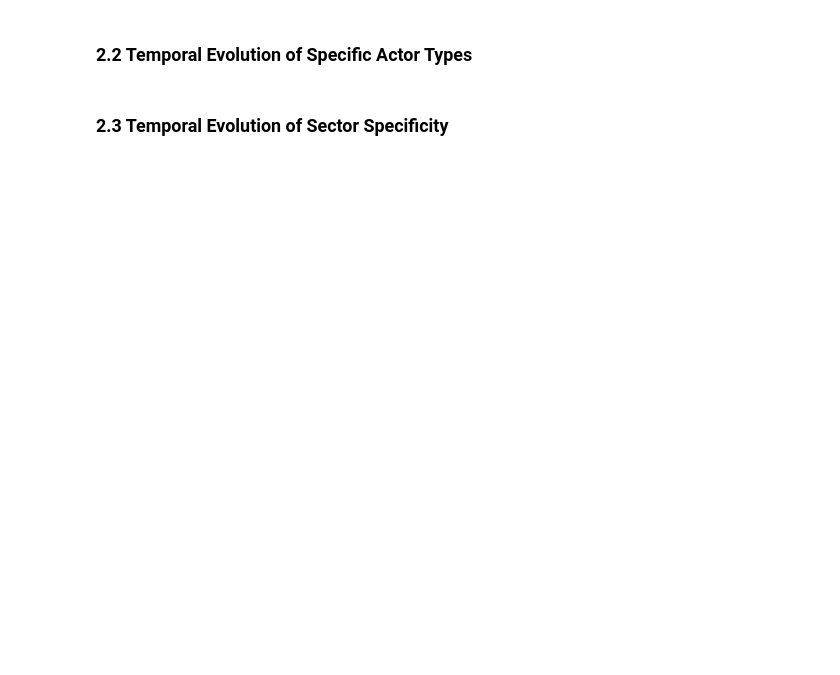
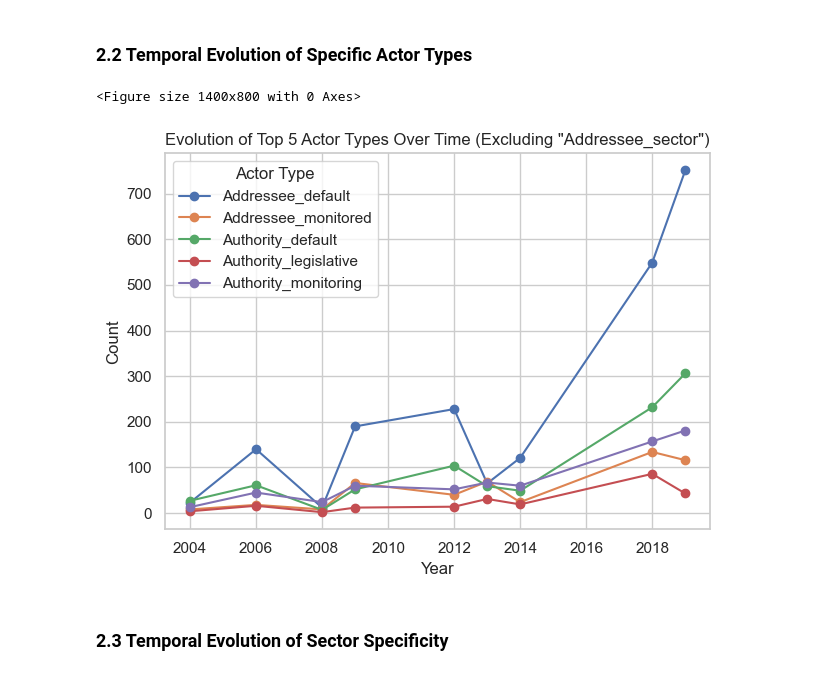
Before and after one commit to OskarKrafft/POLIANNA-AI-CC-Project, a Jupyter notebook: notebooks/EU_Climate_Policy_Analysis.ipynb, the cells around one changed output. Drawn from its saved outputs; the diff is of its cells as text; code cells hidden in the pictures; blank space fills up the shorter version.

```diff
--- a/notebooks/EU_Climate_Policy_Analysis.ipynb
+++ b/notebooks/EU_Climate_Policy_Analysis.ipynb
@@ -311,12 +282,0 @@ Total number of sector-related tags: 0
-# %%
-# Identify sector tags with sufficient/insufficient observations
-sufficient_sector_tags = [tag for tag, count in sector_tag_counts.items() if count >= min_observations]
-insufficient_sector_tags = [tag for tag, count in sector_tag_counts.items() if count < min_observations]
-
-print(f"Sector tags with sufficient observations (>={min_observations}):")
-for tag in sufficient_sector_tags:
-    print(f"- {tag}: {sector_tag_counts[tag]} occurrences")
-
-print(f"\nSector tags with insufficient observations (<{min_observations}):")
-for tag in insufficient_sector_tags:
-    print(f"- {tag}: {sector_tag_counts[tag]} occurrences")
@@ -415,30 +378,38 @@ plt.show()
 ### 2.2 Temporal Evolution of Specific Actor Types
 # %%
 # Get top N most common actor tags
-top_n = 5
+top_n = 6
+
 top_actor_tags = actor_df['tag'].value_counts().head(top_n).index.tolist()
 
 # Filter for only the top tags
 top_actor_df = actor_df[actor_df['tag'].isin(top_actor_tags)]
 
+# Exclude the tag "Addressee_sector" from the top tags to be plotted
+filtered_top_actor_tags = [tag for tag in top_actor_tags if tag != "Addressee_sector"]
+
+# Filter for only the top tags (excluding "Addressee_sector")
+filtered_top_actor_df = actor_df[actor_df['tag'].isin(filtered_top_actor_tags)]
+
 # Count occurrences by year and tag
-actor_tag_yearly = top_actor_df.groupby(['year', 'tag']).size().reset_index(name='count')
-
-# Create a line plot showing the evolution of top actor tags over time
-plt.figure(figsize=(14, 8))
+filtered_actor_tag_yearly = filtered_top_actor_df.groupby(['year', 'tag']).size().reset_index(name='count')
 
 # Pivot the data for plotting
-actor_tag_pivot = actor_tag_yearly.pivot(index='year', columns='tag', values='count').fillna(0)
+filtered_actor_tag_pivot = filtered_actor_tag_yearly.pivot(index='year', columns='tag', values='count').fillna(0)
 
-# Plot
-ax = actor_tag_pivot.plot(marker='o', linestyle='-')
-plt.title(f'Evolution of Top {top_n} Actor Types Over Time')
+# Create a line plot showing the evolution of top actor tags (excluding "Addressee_sector") over time
+plt.figure(figsize=(14, 8))
+ax = filtered_actor_tag_pivot.plot(marker='o', linestyle='-')
+plt.title(f'Evolution of Top {len(filtered_top_actor_tags)} Actor Types Over Time (Excluding "Addressee_sector")')
 plt.xlabel('Year')
 plt.ylabel('Count')
 plt.legend(title='Actor Type')
 plt.grid(True)
 plt.tight_layout()
 plt.show()
+# %% [output]
+<Figure size 1400x800 with 0 Axes>
+[figure, added]
 # %% [markdown]
 ### 2.3 Temporal Evolution of Sector Specificity
 # %%
```
Also changed, not shown: parts of 11 cells of this notebook, 32 other files.
